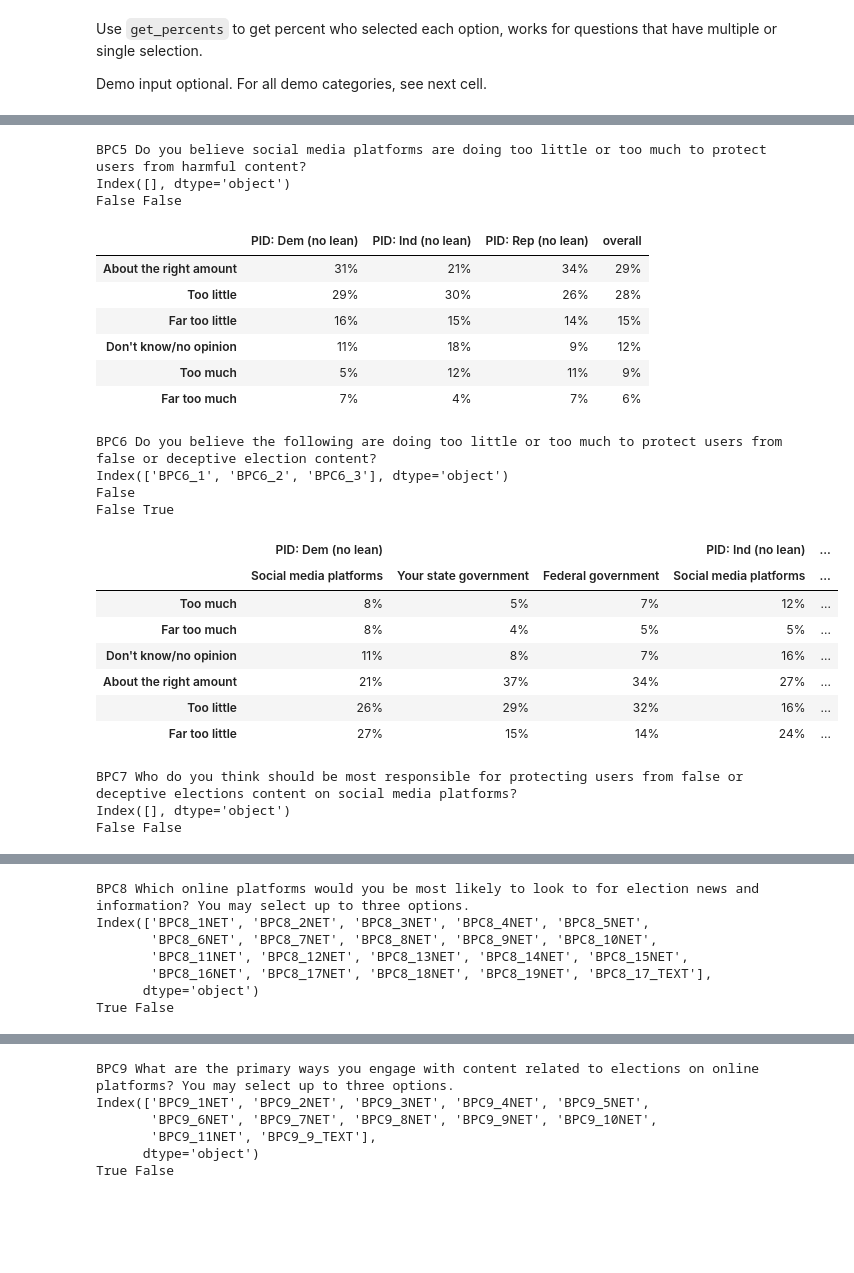
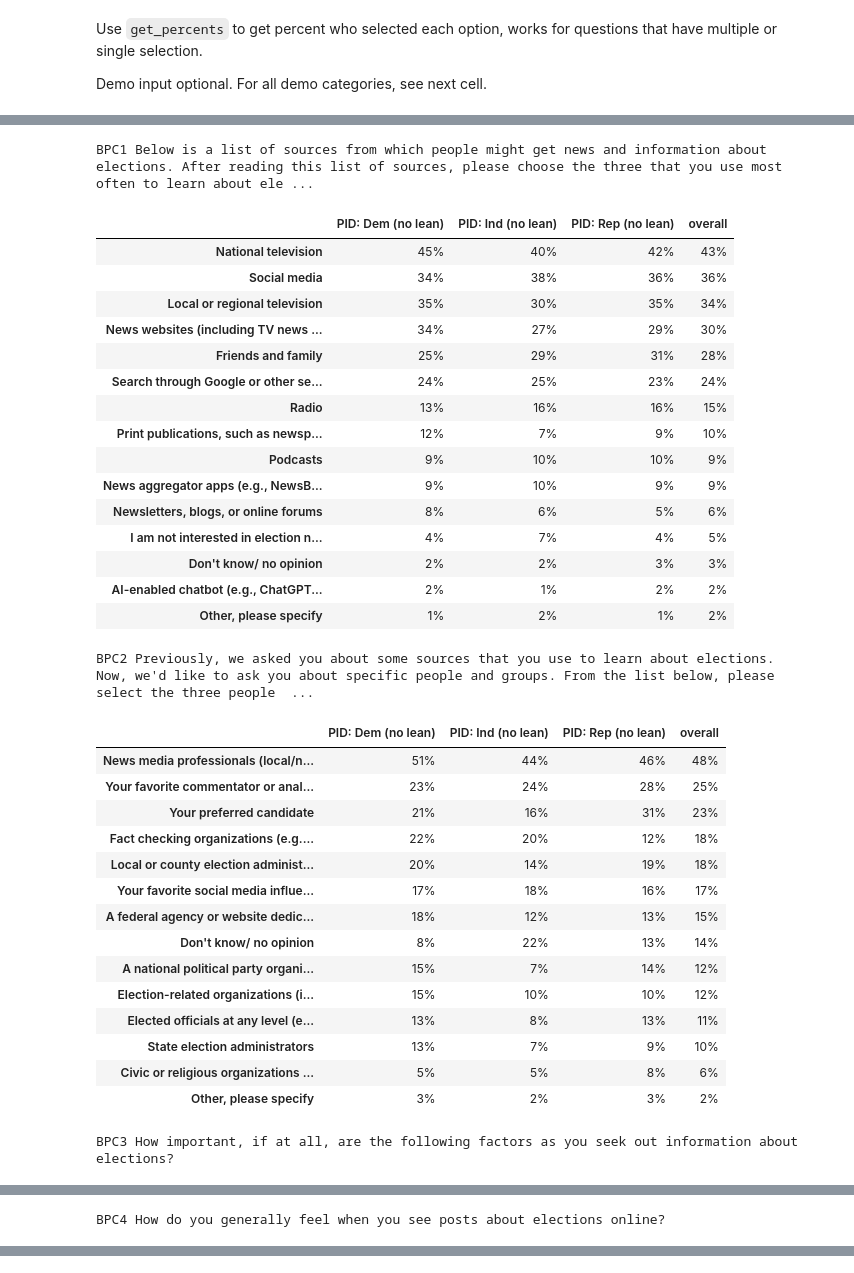
Before and after one commit to rachelorey/Dec23-survey, a Jupyter notebook: analyses.ipynb, the cells around one changed output, grey strips where cells are left out. Saved outputs shown, nothing was run; the diff lists cells and outputs as text; code cells hidden in the pictures; blank space fills up the shorter version.

Commit message:
levels fix

```diff
--- a/analyses.ipynb
+++ b/analyses.ipynb
@@ -44,43 +44,52 @@ xdemPrediction
 # %%
 # testing on range of questions
 
 questions = []
-for i in range(5,10):
+for i in range(1,5):
     questions.append("BPC"+str(i))
 
 for question in questions:
 
     #print question text
     for key in q_codebook:
         # print(question)
         if key.startswith(question):
             print(question, q_codebook[key].split("---")[0])
             break
 
     display(mc_processor.get_percents(data,codebook,q_codebook,question,demo="xpid3").style.format("{:.0%}"))
 # %% [output]
-BPC5 Do you believe social media platforms are doing too little or too much to protect users from harmful content?
-Index([], dtype='object')
-False False
+BPC1 Below is a list of sources from which people might get news and information about elections. After reading this list of sources, please choose the three that you use most often to learn about ele ...
 |  | PID: Dem (no lean) | PID: Ind (no lean) | PID: Rep (no lean) | overall |
-| About the right amount | 31% | 21% | 34% | 29% |
-| Too little | 29% | 30% | 26% | 28% |
-| Far too little | 16% | 15% | 14% | 15% |
-| Don't know/no opinion | 11% | 18% | 9% | 12% |
-| Too much | 5% | 12% | 11% | 9% |
-| Far too much | 7% | 4% | 7% | 6% |
+| National television | 45% | 40% | 42% | 43% |
+| Social media | 34% | 38% | 36% | 36% |
+| Local or regional television | 35% | 30% | 35% | 34% |
+| News websites (including TV news ... | 34% | 27% | 29% | 30% |
+| Friends and family | 25% | 29% | 31% | 28% |
+| Search through Google or other se... | 24% | 25% | 23% | 24% |
+| Radio | 13% | 16% | 16% | 15% |
+| Print publications, such as newsp... | 12% | 7% | 9% | 10% |
+| Podcasts | 9% | 10% | 10% | 9% |
+| News aggregator apps (e.g., NewsB... | 9% | 10% | 9% | 9% |
+| Newsletters, blogs, or online forums | 8% | 6% | 5% | 6% |
+| I am not interested in election n... | 4% | 7% | 4% | 5% |
+| Don't know/ no opinion | 2% | 2% | 3% | 3% |
+| AI-enabled chatbot (e.g., ChatGPT... | 2% | 1% | 2% | 2% |
+| Other, please specify | 1% | 2% | 1% | 2% |
-BPC6 Do you believe the following are doing too little or too much to protect users from false or deceptive election content?
-Index(['BPC6_1', 'BPC6_2', 'BPC6_3'], dtype='object')
-False
-False True
+BPC2 Previously, we asked you about some sources that you use to learn about elections. Now, we'd like to ask you about specific people and groups. From the list below, please select the three people  ...
-|  | PID: Dem (no lean) |  |  | PID: Ind (no lean) | ... |
-|  | Social media platforms | Your state government | Federal government | Social media platforms | ... |
-| Too much | 8% | 5% | 7% | 12% | ... |
-| Far too much | 8% | 4% | 5% | 5% | ... |
-| Don't know/no opinion | 11% | 8% | 7% | 16% | ... |
-| About the right amount | 21% | 37% | 34% | 27% | ... |
-| Too little | 26% | 29% | 32% | 16% | ... |
-| Far too little | 27% | 15% | 14% | 24% | ... |
+|  | PID: Dem (no lean) | PID: Ind (no lean) | PID: Rep (no lean) | overall |
+| News media professionals (local/n... | 51% | 44% | 46% | 48% |
+| Your favorite commentator or anal... | 23% | 24% | 28% | 25% |
+| Your preferred candidate | 21% | 16% | 31% | 23% |
+| Fact checking organizations (e.g.... | 22% | 20% | 12% | 18% |
+| Local or county election administ... | 20% | 14% | 19% | 18% |
+| Your favorite social media influe... | 17% | 18% | 16% | 17% |
+| A federal agency or website dedic... | 18% | 12% | 13% | 15% |
+| Don't know/ no opinion | 8% | 22% | 13% | 14% |
+| A national political party organi... | 15% | 7% | 14% | 12% |
+| Election-related organizations (i... | 15% | 10% | 10% | 12% |
+| Elected officials at any level (e... | 13% | 8% | 13% | 11% |
+| State election administrators | 13% | 7% | 9% | 10% |
+| Civic or religious organizations ... | 5% | 5% | 8% | 6% |
+| Other, please specify | 3% | 2% | 3% | 2% |
-BPC7 Who do you think should be most responsible for protecting users from false or deceptive elections content on social media platforms?
-Index([], dtype='object')
-False False
+BPC3 How important, if at all, are the following factors as you seek out information about elections?
@@ -93,8 +103,2 @@ False False
-BPC8 Which online platforms would you be most likely to look to for election news and information? You may select up to three options.
-Index(['BPC8_1NET', 'BPC8_2NET', 'BPC8_3NET', 'BPC8_4NET', 'BPC8_5NET',
-       'BPC8_6NET', 'BPC8_7NET', 'BPC8_8NET', 'BPC8_9NET', 'BPC8_10NET',
-       'BPC8_11NET', 'BPC8_12NET', 'BPC8_13NET', 'BPC8_14NET', 'BPC8_15NET',
-       'BPC8_16NET', 'BPC8_17NET', 'BPC8_18NET', 'BPC8_19NET', 'BPC8_17_TEXT'],
-      dtype='object')
-True False
+BPC4 How do you generally feel when you see posts about elections online?
 |  | PID: Dem (no lean) | PID: Ind (no lean) | PID: Rep (no lean) | overall |
@@ -117,6 +111,0 @@ True False
-BPC9 What are the primary ways you engage with content related to elections on online platforms? You may select up to three options.
-Index(['BPC9_1NET', 'BPC9_2NET', 'BPC9_3NET', 'BPC9_4NET', 'BPC9_5NET',
-       'BPC9_6NET', 'BPC9_7NET', 'BPC9_8NET', 'BPC9_9NET', 'BPC9_10NET',
-       'BPC9_11NET', 'BPC9_9_TEXT'],
-      dtype='object')
-True False
```
Also changed, not shown: parts of 1 cell of this notebook, 1 other file.
